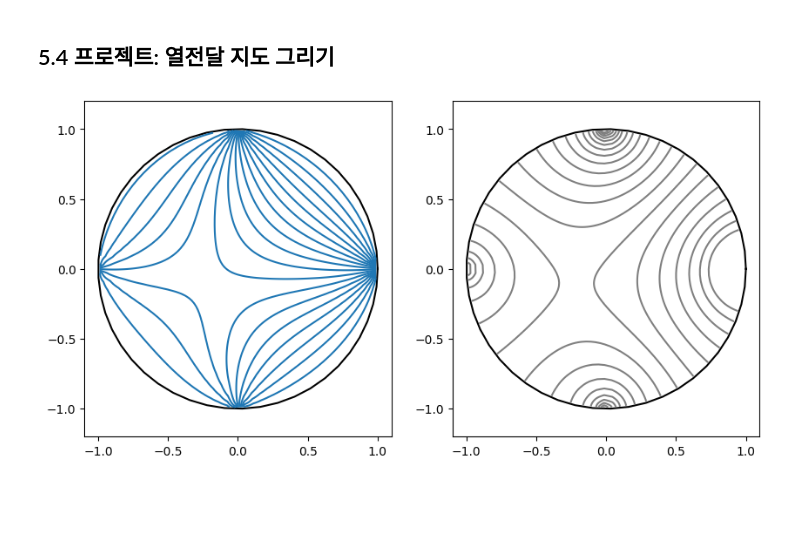
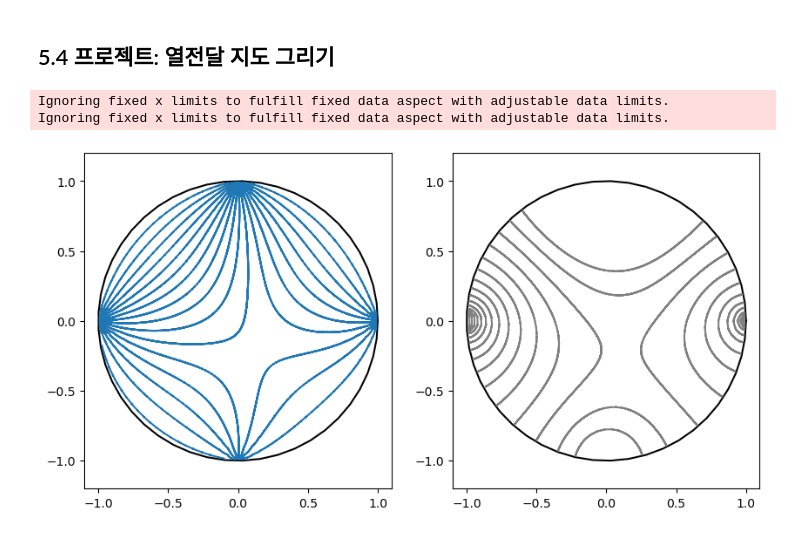
Before and after one commit to HyosangKang/calculus, a Jupyter notebook: ch-5.ipynb, the cells around one changed output. Saved outputs shown, nothing was run; the diff lists cells and outputs as text; code cells hidden in the pictures; blank space fills up the shorter version.

```diff
--- a/ch-5.ipynb
+++ b/ch-5.ipynb
@@ -87,31 +95,31 @@ def Phi(u, v, c):
     return phi(*T(u, v), c)
 # %%
 # 열등위선과 열전달 경로의 시각화
-c = np.array([-10,20,5,25])
+c = np.array([25, -10, 20,5])
 
 rr, tt = np.meshgrid(np.linspace(.01,.99,200), np.linspace(0,2*np.pi,100))
 uu, vv = rr*np.cos(tt), rr*np.sin(tt)
 
 fig, ax = plt.subplots(1, 2)
 fig.set_size_inches(10, 5)
 
 t = np.linspace(0, 2*np.pi)
 for i in range(2):
     ax[i].plot(np.cos(t), np.sin(t), 'k')
     ax[i].axis('equal')
     ax[i].set_xlim(-1.2, 1.2)
     ax[i].set_ylim(-1.2, 1.2)
 
-ax[0].contour(uu, vv, H(uu, vv, c),
-                levels=np.linspace(-10, 25, 20),
-                linestyles='-',
-                colors='C0')
+for lvl in np.linspace(-10, 25, 20):
+    mesh = np.array([uu, vv, H(uu, vv, c)])
+    lines = contour(mesh, lvl)
+    ax[0].plot(*lines.T, color='C0')
 
-ax[1].contour(uu, vv, Phi(uu, vv, c),
-                levels=np.linspace(-10, 40, 20),
-                linestyles='-',
-                colors='gray')
-
-plt.savefig('img/ch-5/5-17.png', dpi=600, bbox_inches='tight')
+for lvl in np.linspace(-10, 40, 20):
+    mesh = np.array([uu, vv, Phi(uu, vv, c)])
+    lines = contour(mesh, lvl)
+    ax[1].plot(*lines.T, color='gray')
 # %% [output]
+Ignoring fixed x limits to fulfill fixed data aspect with adjustable data limits.
+Ignoring fixed x limits to fulfill fixed data aspect with adjustable data limits.
-[figure, old version]
+[figure, new version]
```
Also changed, not shown: parts of 6 cells of this notebook, 7 other files.
